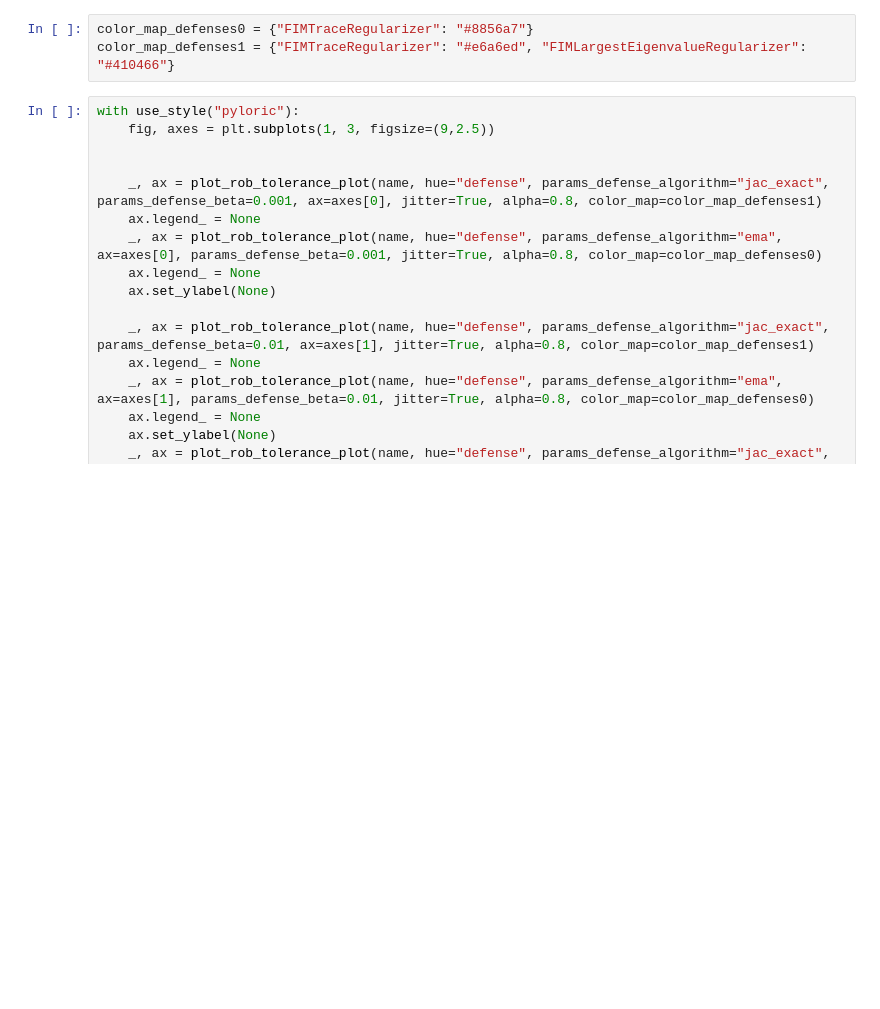
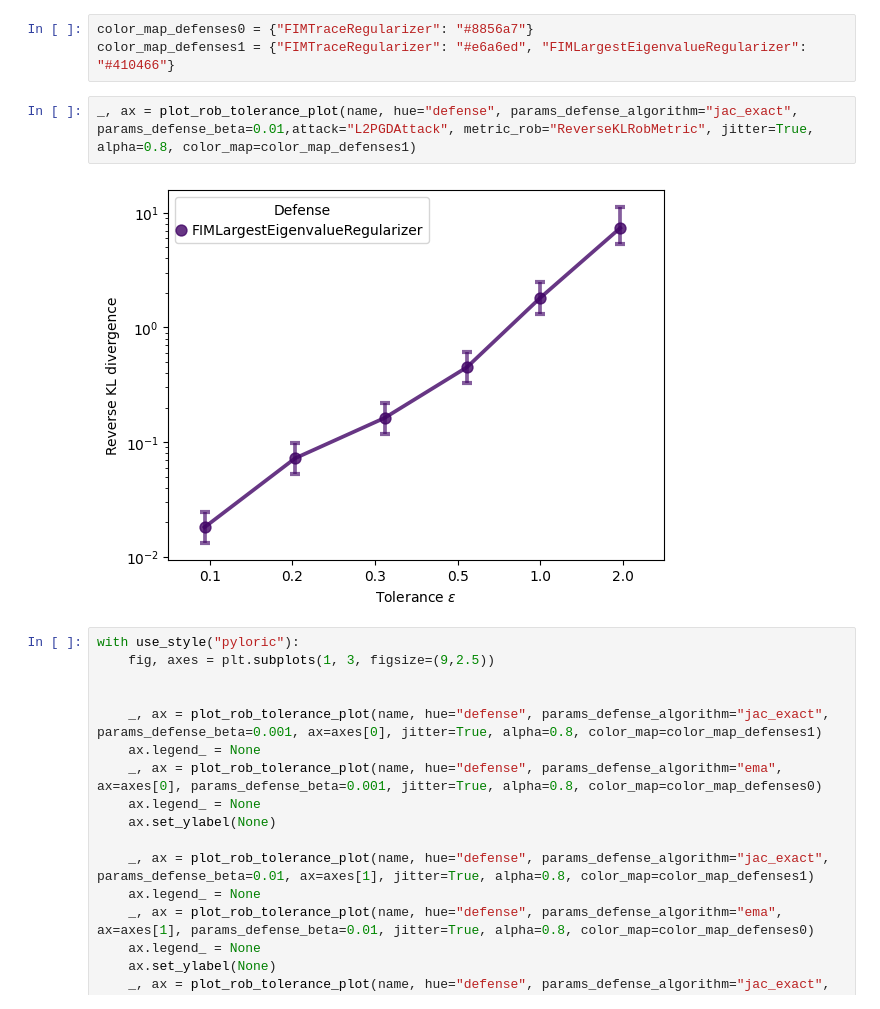
Before and after one commit to mackelab/RABI, a Jupyter notebook: figures/appendix_mc_approximaiton/appendix_test_mc_approximation.ipynb, the cells around one changed output. Saved outputs shown, nothing was run; the diff lists cells and outputs as text; blank space fills up the shorter version.

```diff
--- a/figures/appendix_mc_approximaiton/appendix_test_mc_approximation.ipynb
+++ b/figures/appendix_mc_approximaiton/appendix_test_mc_approximation.ipynb
@@ -35,6 +44,10 @@ df
 # %%
 color_map_defenses0 = {"FIMTraceRegularizer": "#8856a7"}
 color_map_defenses1 = {"FIMTraceRegularizer": "#e6a6ed", "FIMLargestEigenvalueRegularizer": "#410466"}
+# %%
+_, ax = plot_rob_tolerance_plot(name, hue="defense", params_defense_algorithm="jac_exact", params_defense_beta=0.01,attack="L2PGDAttack", metric_rob="ReverseKLRobMetric", jitter=True, alpha=0.8, color_map=color_map_defenses1)
+# %% [output]
+[figure, added]
 # %%
 with use_style("pyloric"):
     fig, axes = plt.subplots(1, 3, figsize=(9,2.5))
```
Also changed, not shown: parts of 4 cells of this notebook, 3 other files.
